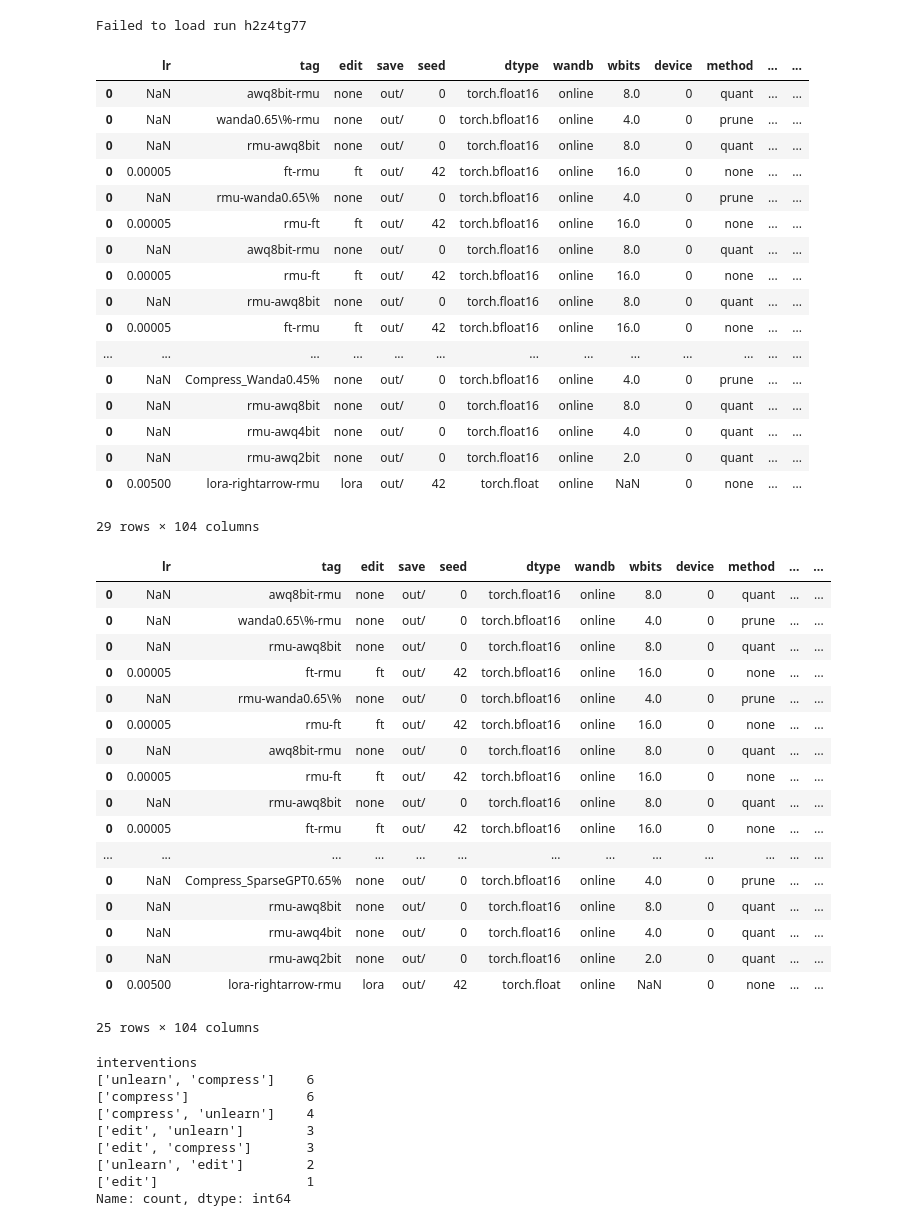
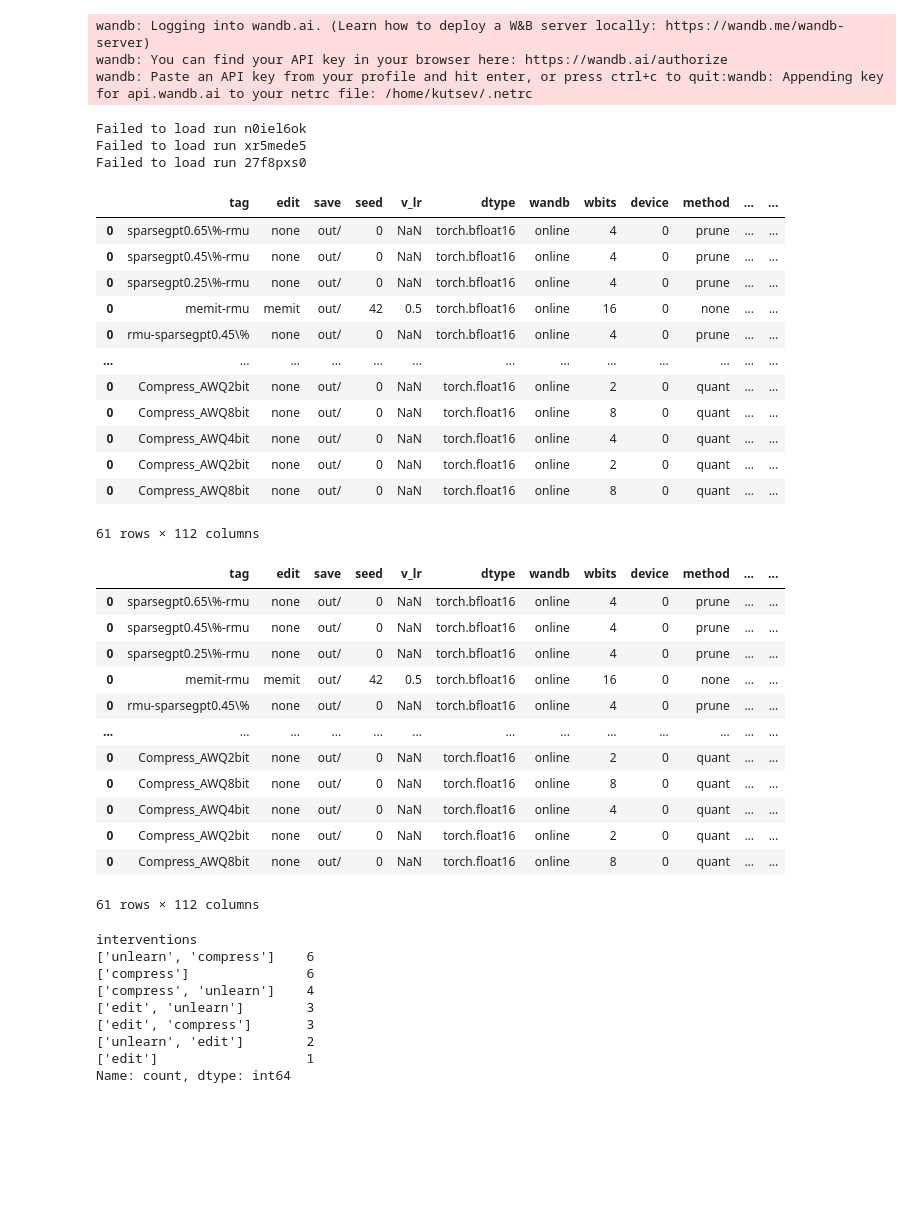
Before and after one commit to hartvigsen-group/composable-interventions, a Jupyter notebook: notebooks/pull_wandb_data.ipynb, the cells around one changed output. Saved outputs shown, nothing was run; the diff lists cells and outputs as text; code cells hidden in the pictures; blank space fills up the shorter version.

```diff
--- a/notebooks/pull_wandb_data.ipynb
+++ b/notebooks/pull_wandb_data.ipynb
@@ -1,5 +1,4 @@
 # %%
-from datasets import Dataset, DatasetDict
 from tqdm import tqdm
 import pandas as pd
 import json
@@ -9,10 +8,15 @@ import matplotlib.pyplot as plt
 from datetime import datetime
 
 import wandb
+wandb.login(relogin=True)
 api = wandb.Api()
+# %% [output]
+wandb: Logging into wandb.ai. (Learn how to deploy a W&B server locally: https://wandb.me/wandb-server)
+wandb: You can find your API key in your browser here: https://wandb.ai/authorize
+wandb: Paste an API key from your profile and hit enter, or press ctrl+c to quit:wandb: Appending key for api.wandb.ai to your netrc file: /home/kutsev/.netrc
 # %%
 # project_names = ["Composable_Interventions", "AK_Tests"]
-project_names = ["Composable_Interventions"]
+project_names = ["dri-ice/Composable_Interventions"]
 all_runs_frame = None
 for project_name in project_names:
     runs = api.runs(project_name)
@@ -25,75 +29,67 @@ for project_name in project_names:
         for tag in skip_tags:
             if tag in run.config["tag"].lower():
                 should_skip = True
 
         if should_skip:
             continue
 
         try:
             run_start_datetime = datetime.fromtimestamp(run.summary_metrics["_timestamp"])
             start_cutoff = datetime.strptime("2024-05-1 12:00:00", "%Y-%m-%d %H:%M:%S")
             if run_start_datetime < start_cutoff:
                 continue
 
             config_frame = pd.DataFrame([run.config])
             summary_frame = pd.DataFrame([run.summary_metrics])
             combined_frame = pd.concat([config_frame, summary_frame], axis=1)
             if all_runs_frame is None:
                 all_runs_frame = combined_frame
             else:
                 all_runs_frame = pd.concat([all_runs_frame, combined_frame])
         except:
             print(f"Failed to load run {run.id}")
             continue
 
     all_runs_frame = all_runs_frame.sort_values("_timestamp", ascending=False)
     for column in all_runs_frame.columns:
         all_runs_frame[column] = all_runs_frame[column].apply(lambda x: str(x) if isinstance(x, dict) or isinstance(x, list) else x)
 
 all_runs_frame
 # %% [output]
-Failed to load run h2z4tg77
+Failed to load run n0iel6ok
+Failed to load run xr5mede5
+Failed to load run 27f8pxs0
-|  | lr | tag | edit | save | seed | dtype | wandb | wbits | device | method | ... | ... |
-| 0 | NaN | awq8bit-rmu | none | out/ | 0 | torch.float16 | online | 8.0 | 0 | quant | ... | ... |
-| 0 | NaN | wanda0.65\%-rmu | none | out/ | 0 | torch.bfloat16 | online | 4.0 | 0 | prune | ... | ... |
-| 0 | NaN | rmu-awq8bit | none | out/ | 0 | torch.float16 | online | 8.0 | 0 | quant | ... | ... |
-| 0 | 0.00005 | ft-rmu | ft | out/ | 42 | torch.bfloat16 | online | 16.0 | 0 | none | ... | ... |
-| 0 | NaN | rmu-wanda0.65\% | none | out/ | 0 | torch.bfloat16 | online | 4.0 | 0 | prune | ... | ... |
-| 0 | 0.00005 | rmu-ft | ft | out/ | 42 | torch.bfloat16 | online | 16.0 | 0 | none | ... | ... |
-| 0 | NaN | awq8bit-rmu | none | out/ | 0 | torch.float16 | online | 8.0 | 0 | quant | ... | ... |
-| 0 | 0.00005 | rmu-ft | ft | out/ | 42 | torch.bfloat16 | online | 16.0 | 0 | none | ... | ... |
-| 0 | NaN | rmu-awq8bit | none | out/ | 0 | torch.float16 | online | 8.0 | 0 | quant | ... | ... |
-| 0 | 0.00005 | ft-rmu | ft | out/ | 42 | torch.bfloat16 | online | 16.0 | 0 | none | ... | ... |
+|  | tag | edit | save | seed | v_lr | dtype | wandb | wbits | device | method | ... | ... |
+| 0 | sparsegpt0.65\%-rmu | none | out/ | 0 | NaN | torch.bfloat16 | online | 4 | 0 | prune | ... | ... |
+| 0 | sparsegpt0.45\%-rmu | none | out/ | 0 | NaN | torch.bfloat16 | online | 4 | 0 | prune | ... | ... |
+| 0 | sparsegpt0.25\%-rmu | none | out/ | 0 | NaN | torch.bfloat16 | online | 4 | 0 | prune | ... | ... |
+| 0 | memit-rmu | memit | out/ | 42 | 0.5 | torch.bfloat16 | online | 16 | 0 | none | ... | ... |
+| 0 | rmu-sparsegpt0.45\% | none | out/ | 0 | NaN | torch.bfloat16 | online | 4 | 0 | prune | ... | ... |
 | ... | ... | ... | ... | ... | ... | ... | ... | ... | ... | ... | ... | ... |
-| 0 | NaN | Compress_Wanda0.45% | none | out/ | 0 | torch.bfloat16 | online | 4.0 | 0 | prune | ... | ... |
-| 0 | NaN | rmu-awq8bit | none | out/ | 0 | torch.float16 | online | 8.0 | 0 | quant | ... | ... |
-| 0 | NaN | rmu-awq4bit | none | out/ | 0 | torch.float16 | online | 4.0 | 0 | quant | ... | ... |
-| 0 | NaN | rmu-awq2bit | none | out/ | 0 | torch.float16 | online | 2.0 | 0 | quant | ... | ... |
-| 0 | 0.00500 | lora-rightarrow-rmu | lora | out/ | 42 | torch.float | online | NaN | 0 | none | ... | ... |
+| 0 | Compress_AWQ2bit | none | out/ | 0 | NaN | torch.float16 | online | 2 | 0 | quant | ... | ... |
+| 0 | Compress_AWQ8bit | none | out/ | 0 | NaN | torch.float16 | online | 8 | 0 | quant | ... | ... |
+| 0 | Compress_AWQ4bit | none | out/ | 0 | NaN | torch.float16 | online | 4 | 0 | quant | ... | ... |
+| 0 | Compress_AWQ2bit | none | out/ | 0 | NaN | torch.float16 | online | 2 | 0 | quant | ... | ... |
+| 0 | Compress_AWQ8bit | none | out/ | 0 | NaN | torch.float16 | online | 8 | 0 | quant | ... | ... |
-29 rows × 104 columns
+61 rows × 112 columns
 # %%
 # Drop duplicate experiments, keep the most recent
 all_runs_frame = all_runs_frame.drop_duplicates(subset=[col for col in all_runs_frame.columns if col not in ["tag", "Metrics"] and not col.startswith("_")])
 all_runs_frame
 # %% [output]
-|  | lr | tag | edit | save | seed | dtype | wandb | wbits | device | method | ... | ... |
-| 0 | NaN | awq8bit-rmu | none | out/ | 0 | torch.float16 | online | 8.0 | 0 | quant | ... | ... |
-| 0 | NaN | wanda0.65\%-rmu | none | out/ | 0 | torch.bfloat16 | online | 4.0 | 0 | prune | ... | ... |
-| 0 | NaN | rmu-awq8bit | none | out/ | 0 | torch.float16 | online | 8.0 | 0 | quant | ... | ... |
-| 0 | 0.00005 | ft-rmu | ft | out/ | 42 | torch.bfloat16 | online | 16.0 | 0 | none | ... | ... |
-| 0 | NaN | rmu-wanda0.65\% | none | out/ | 0 | torch.bfloat16 | online | 4.0 | 0 | prune | ... | ... |
-| 0 | 0.00005 | rmu-ft | ft | out/ | 42 | torch.bfloat16 | online | 16.0 | 0 | none | ... | ... |
-| 0 | NaN | awq8bit-rmu | none | out/ | 0 | torch.float16 | online | 8.0 | 0 | quant | ... | ... |
-| 0 | 0.00005 | rmu-ft | ft | out/ | 42 | torch.bfloat16 | online | 16.0 | 0 | none | ... | ... |
-| 0 | NaN | rmu-awq8bit | none | out/ | 0 | torch.float16 | online | 8.0 | 0 | quant | ... | ... |
-| 0 | 0.00005 | ft-rmu | ft | out/ | 42 | torch.bfloat16 | online | 16.0 | 0 | none | ... | ... |
+|  | tag | edit | save | seed | v_lr | dtype | wandb | wbits | device | method | ... | ... |
+| 0 | sparsegpt0.65\%-rmu | none | out/ | 0 | NaN | torch.bfloat16 | online | 4 | 0 | prune | ... | ... |
+| 0 | sparsegpt0.45\%-rmu | none | out/ | 0 | NaN | torch.bfloat16 | online | 4 | 0 | prune | ... | ... |
+| 0 | sparsegpt0.25\%-rmu | none | out/ | 0 | NaN | torch.bfloat16 | online | 4 | 0 | prune | ... | ... |
+| 0 | memit-rmu | memit | out/ | 42 | 0.5 | torch.bfloat16 | online | 16 | 0 | none | ... | ... |
+| 0 | rmu-sparsegpt0.45\% | none | out/ | 0 | NaN | torch.bfloat16 | online | 4 | 0 | prune | ... | ... |
 | ... | ... | ... | ... | ... | ... | ... | ... | ... | ... | ... | ... | ... |
-| 0 | NaN | Compress_SparseGPT0.65% | none | out/ | 0 | torch.bfloat16 | online | 4.0 | 0 | prune | ... | ... |
-| 0 | NaN | rmu-awq8bit | none | out/ | 0 | torch.float16 | online | 8.0 | 0 | quant | ... | ... |
-| 0 | NaN | rmu-awq4bit | none | out/ | 0 | torch.float16 | online | 4.0 | 0 | quant | ... | ... |
-| 0 | NaN | rmu-awq2bit | none | out/ | 0 | torch.float16 | online | 2.0 | 0 | quant | ... | ... |
-| 0 | 0.00500 | lora-rightarrow-rmu | lora | out/ | 42 | torch.float | online | NaN | 0 | none | ... | ... |
+| 0 | Compress_AWQ2bit | none | out/ | 0 | NaN | torch.float16 | online | 2 | 0 | quant | ... | ... |
+| 0 | Compress_AWQ8bit | none | out/ | 0 | NaN | torch.float16 | online | 8 | 0 | quant | ... | ... |
+| 0 | Compress_AWQ4bit | none | out/ | 0 | NaN | torch.float16 | online | 4 | 0 | quant | ... | ... |
+| 0 | Compress_AWQ2bit | none | out/ | 0 | NaN | torch.float16 | online | 2 | 0 | quant | ... | ... |
+| 0 | Compress_AWQ8bit | none | out/ | 0 | NaN | torch.float16 | online | 8 | 0 | quant | ... | ... |
-25 rows × 104 columns
+61 rows × 112 columns
 # %%
 # ["lr", "tag", "edit", "rank", "save", "seed", "dtype", "wandb", "device", "method", "rmu_lr", "dataset", "unlearn", "alg_name", "compress", "edit_set", "rmu_seed", "ckpt_path", "kl_factor", "load_ckpt", "lora_type", "num_steps", "rmu_alpha", "save_ckpt", "stats_dir", "batch_size", "lora_alpha", "max_length", "model_name", "save_model", "compression", "rmu_max_len", "rmu_min_len", "edit_dataset", "lora_dropout", "rmu_layer_id", "weight_decay", "interventions", "rmu_layer_ids", "rmu_param_ids", "eval_zero_shot", "model_parallel", "rmu_batch_size", "sparsity_ratio", "target_modules", "unlearn_method", "norm_constraint", "number_of_edits", "rmu_forget_corpora", "rmu_retain_corpora", "compression_dataset", "rmu_max_num_batches", "rmu_steering_coeffs", "PPL edits", "wmdp_cyber", "wmdp_bio accuracy", "mmlu stderr", "Local recall", "wmdp_cyber accuracy", "Success recall", "FLOPs", "Locality", "wmdp_bio", "mmlu accuracy", "PPl edits unmasked", "Generalization recall", "Metrics", "_step", "Average bits", "mmlu", "_wandb", "_runtime", "Rewrite accuracy", "PPL", "Latency", "PPl QA", "Generalization", "wmdp_bio stderr", "wmdp_cyber stderr", "_timestamp", "ln_f_module", "lm_head_module", "mlp_module_tmp", "attn_module_tmp", "layer_module_tmp", "rewrite_module_tmp", "objective_optimization", "sym", "wbits", "nearest", "new_eval", "nsamples", "percdamp", "act_order", "groupsize", "zero_point", "use_variant", "prune_method", "sparsity_type", "static_groups", "true_sequential"]
 # %%
```
Also changed, not shown: 3 other files.
